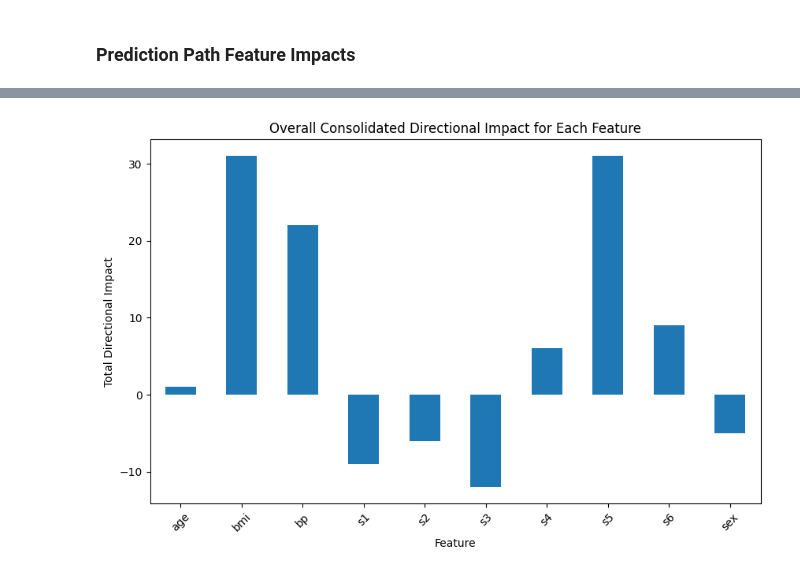
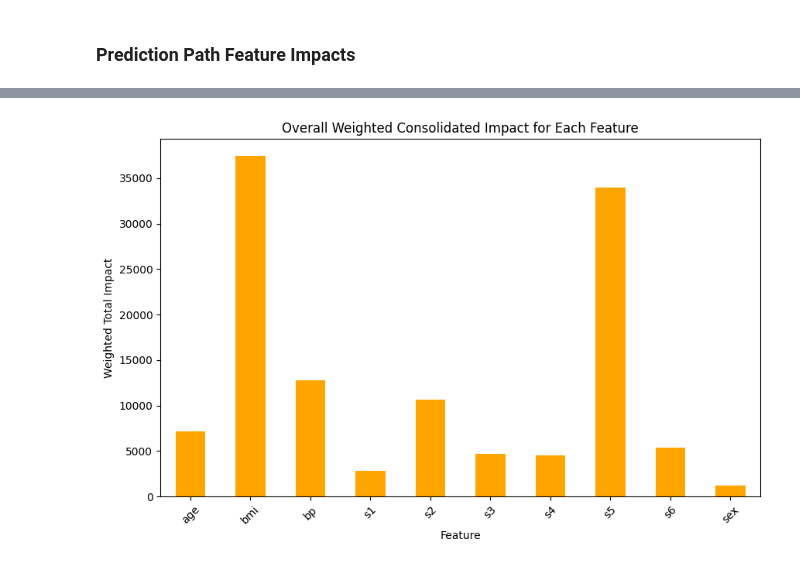
Before and after one commit to cf6600/feature-tracking-gbt, a Jupyter notebook: functions_sanity_test.ipynb, the cells around one changed output, grey strips where cells are left out. Saved outputs shown, nothing was run; the diff lists cells and outputs as text; code cells hidden in the pictures.

Commit message:
Update feature impacts to be absoltue valued

```diff
--- a/functions_sanity_test.ipynb
+++ b/functions_sanity_test.ipynb
@@ -337,11 +363,12 @@ plt.show()
 # %%
-df_directional_grouped = feature_impacts_per_iter.groupby('feature')['impact_direction'].sum()
+feature_impacts_per_iter['weighted_impact'] = feature_impacts_per_iter['impact'] * feature_impacts_per_iter['samples']
+df_weighted_grouped = feature_impacts_per_iter.groupby('feature')['weighted_impact'].sum()
 plt.figure(figsize=(10, 6))
-df_directional_grouped.plot(kind='bar')
-plt.title('Overall Consolidated Directional Impact for Each Feature')
+df_weighted_grouped.plot(kind='bar', color='orange')
+plt.title('Overall Weighted Consolidated Impact for Each Feature')
 plt.xlabel('Feature')
-plt.ylabel('Total Directional Impact')
+plt.ylabel('Weighted Total Impact')
 plt.xticks(rotation=45)
 plt.show()
 # %% [output]
-[figure, old version]
+[figure, new version]
```
Also changed, not shown: parts of 18 cells of this notebook, 1 other file.
